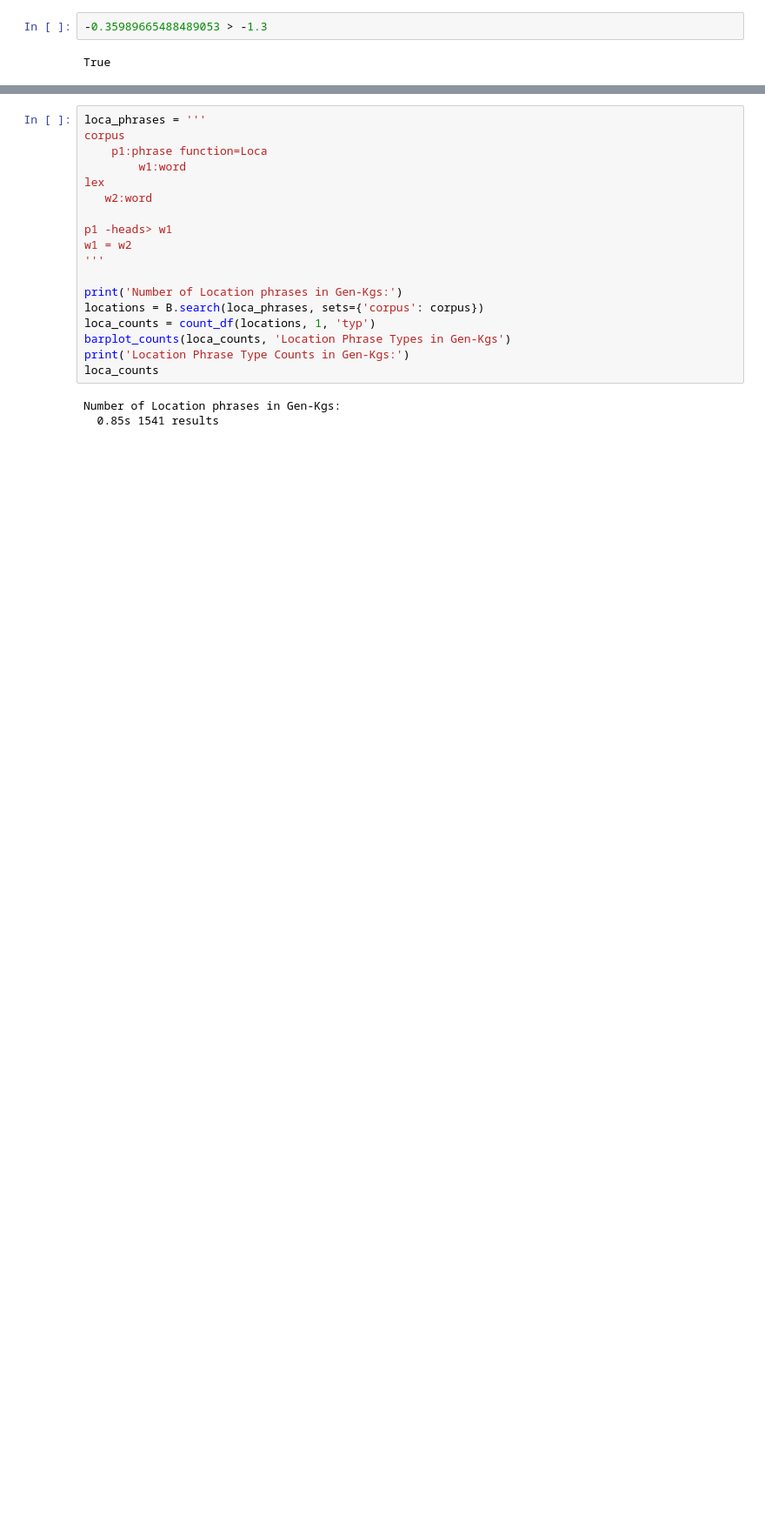
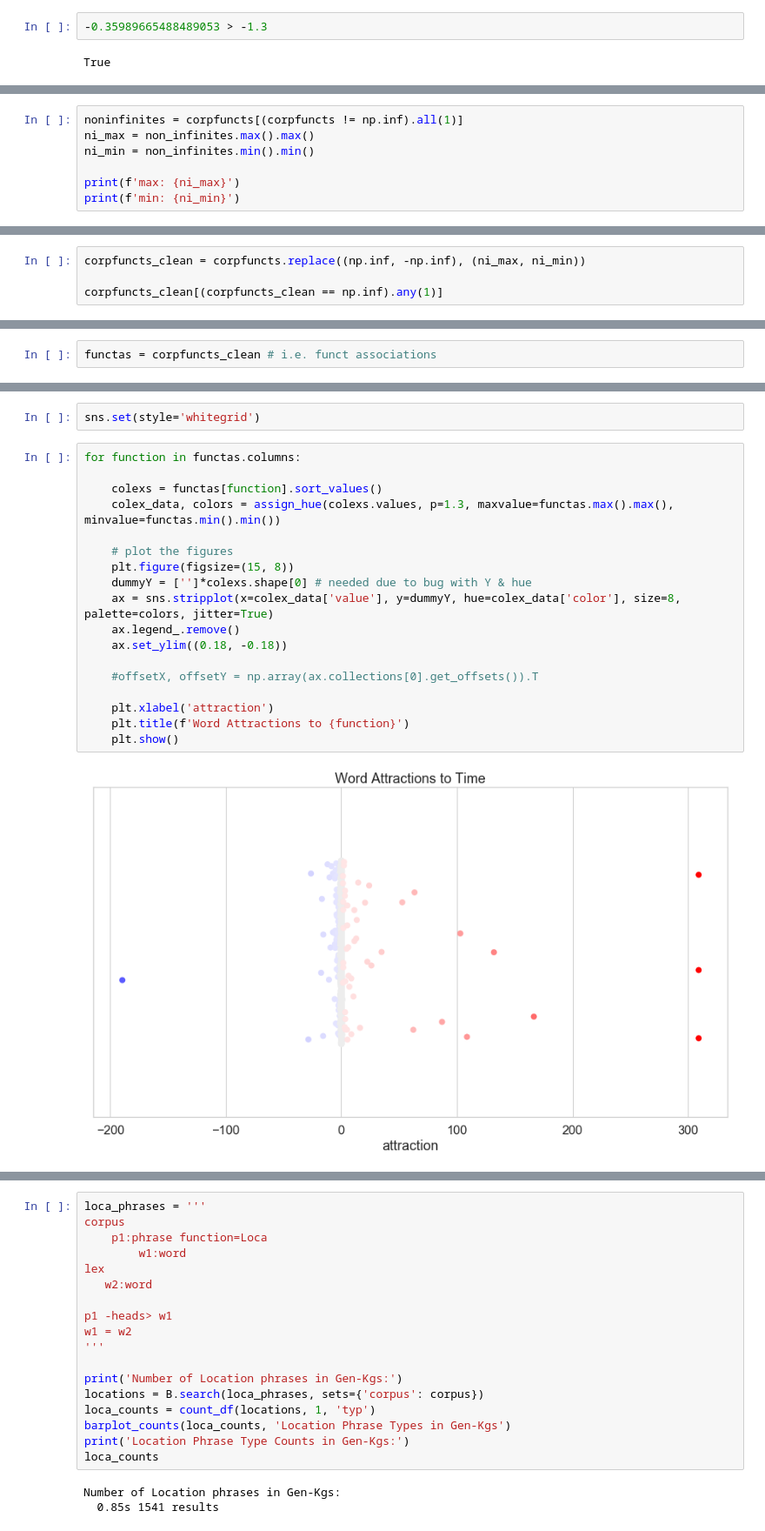
Before and after one commit to CambridgeSemiticsLab/BH_time_collocations, a Jupyter notebook: analysis/SBH_time_expressions.ipynb, the cells around one changed output, grey strips where cells are left out. Shown at 87% size. Drawn from its saved outputs; the diff is of its cells as text; blank space fills up the shorter version.

Commit message:
add attraction plots for phrase functions in the corpus

```diff
--- a/analysis/SBH_time_expressions.ipynb
+++ b/analysis/SBH_time_expressions.ipynb
@@ -518,0 +639,7 @@ for prep in pp_noun_associations.columns:
+# %%
+noninfinites = corpfuncts[(corpfuncts != np.inf).all(1)]
+ni_max = non_infinites.max().max()
+ni_min = non_infinites.min().min()
+
+print(f'max: {ni_max}')
+print(f'min: {ni_min}')
@@ -518,0 +669,4 @@ for prep in pp_noun_associations.columns:
+# %%
+corpfuncts_clean = corpfuncts.replace((np.inf, -np.inf), (ni_max, ni_min))
+
+corpfuncts_clean[(corpfuncts_clean == np.inf).any(1)]
@@ -518,0 +678,2 @@ for prep in pp_noun_associations.columns:
+# %%
+functas = corpfuncts_clean # i.e. funct associations
@@ -518,0 +682,22 @@ for prep in pp_noun_associations.columns:
+# %%
+sns.set(style='whitegrid')
+# %%
+for function in functas.columns:
+
+    colexs = functas[function].sort_values()
+    colex_data, colors = assign_hue(colexs.values, p=1.3, maxvalue=functas.max().max(), minvalue=functas.min().min())
+
+    # plot the figures
+    plt.figure(figsize=(15, 8))
+    dummyY = ['']*colexs.shape[0] # needed due to bug with Y & hue
+    ax = sns.stripplot(x=colex_data['value'], y=dummyY, hue=colex_data['color'], size=8, palette=colors, jitter=True)
+    ax.legend_.remove()
+    ax.set_ylim((0.18, -0.18))
+
+    #offsetX, offsetY = np.array(ax.collections[0].get_offsets()).T
+
+    plt.xlabel('attraction')
+    plt.title(f'Word Attractions to {function}')
+    plt.show()
+# %% [output]
+[figure, added]
```
Also changed, not shown: parts of 23 cells of this notebook.
